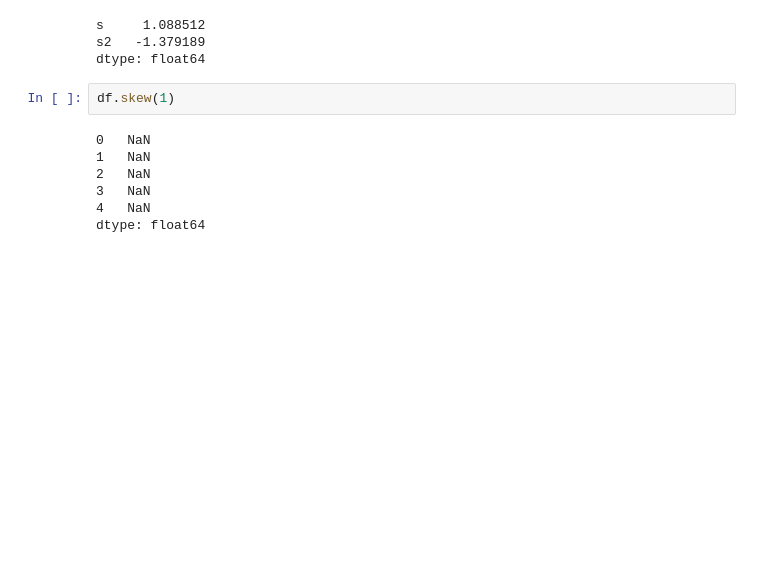
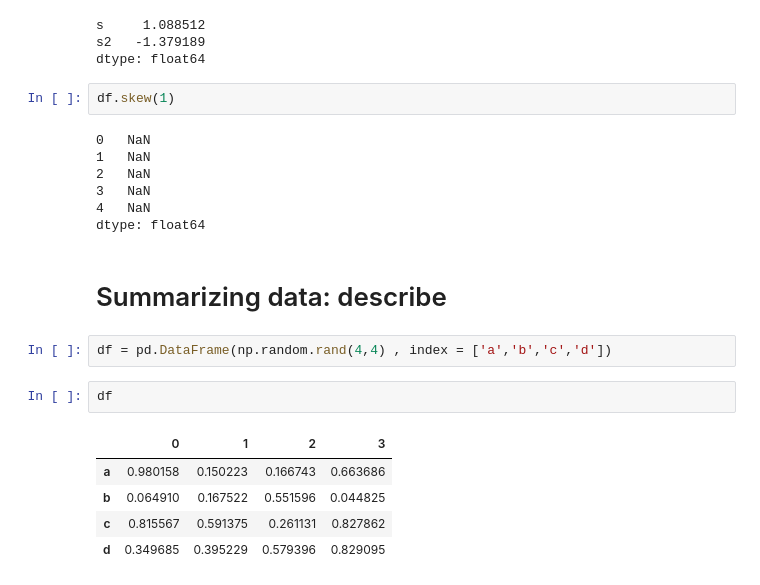
Before and after one commit to R123gh/Data-cleaning-project-, a Jupyter notebook: 3_pandas.ipynb, the cells around one changed output. Cells and saved outputs as stored; diff of their text form; blank space fills up the shorter version.

```diff
--- a/3_pandas.ipynb
+++ b/3_pandas.ipynb
@@ -234,3 +234,15 @@ df.skew(1)
 3   NaN
 4   NaN
 dtype: float64
+# %% [markdown]
+#  Summarizing data: describe
+# %%
+df = pd.DataFrame(np.random.rand(4,4) , index = ['a','b','c','d'])
+# %%
+df
+# %% [output]
+|  | 0 | 1 | 2 | 3 |
+| a | 0.980158 | 0.150223 | 0.166743 | 0.663686 |
+| b | 0.064910 | 0.167522 | 0.551596 | 0.044825 |
+| c | 0.815567 | 0.591375 | 0.261131 | 0.827862 |
+| d | 0.349685 | 0.395229 | 0.579396 | 0.829095 |
```
Also changed, not shown: parts of 30 cells of this notebook.
